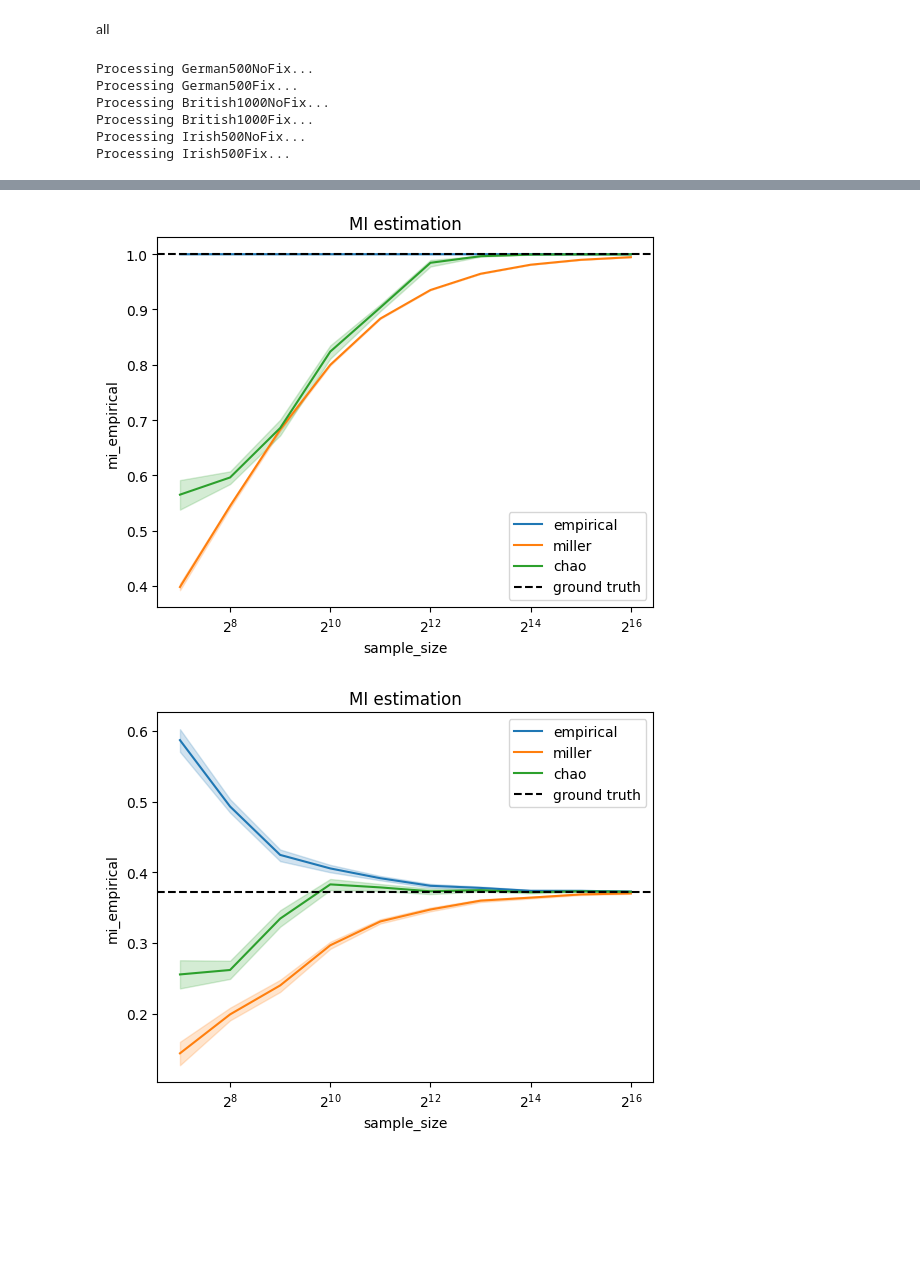
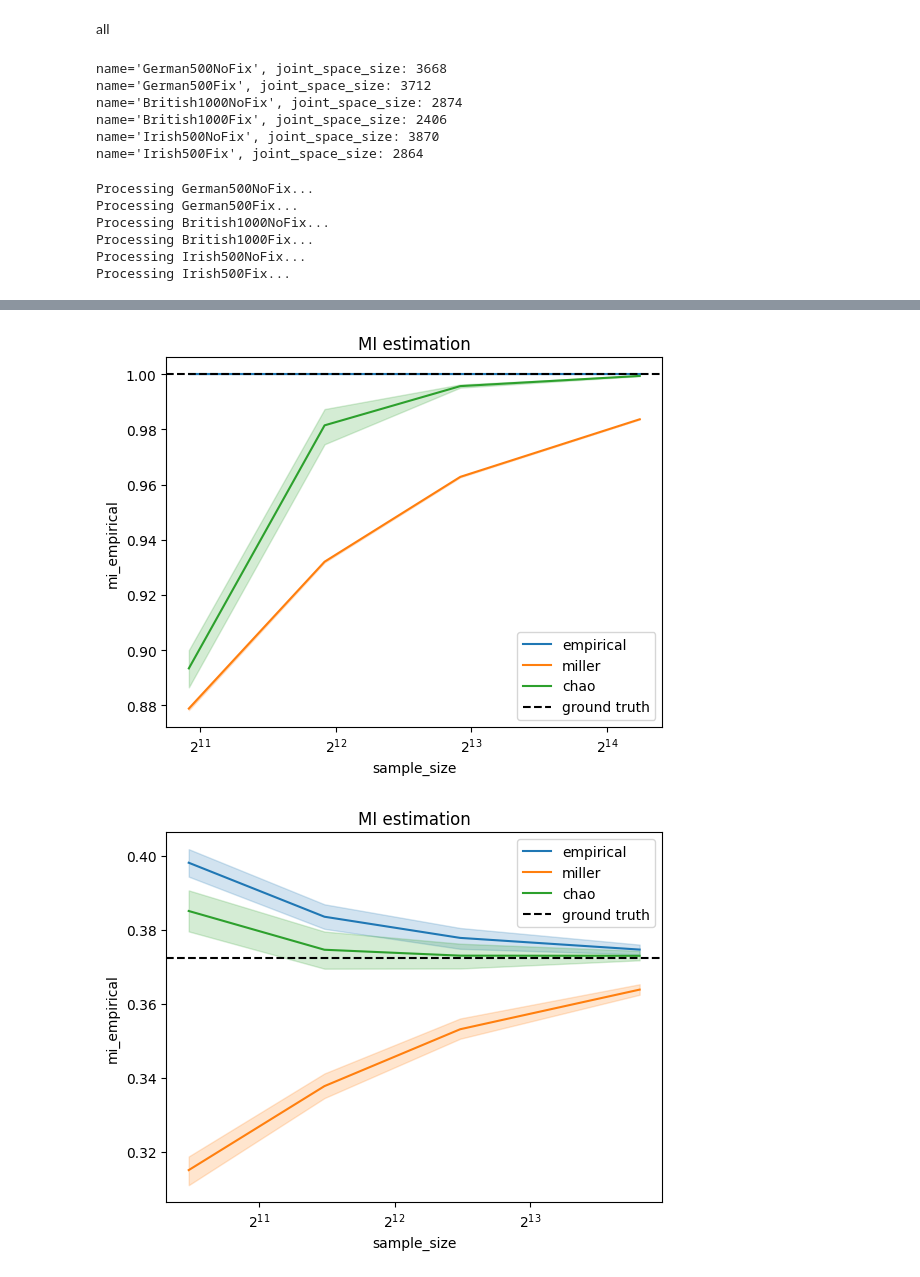
Before and after one commit to niMgnoeSeeL/ChaoMI, a Jupyter notebook: notebook/ePassport.ipynb, the cells around one changed output, grey strips where cells are left out. Saved outputs shown, nothing was run; the diff lists cells and outputs as text; code cells hidden in the pictures; blank space fills up the shorter version.

```diff
--- a/notebook/ePassport.ipynb
+++ b/notebook/ePassport.ipynb
@@ -107,11 +107,12 @@ MI ground truth:  0.9738404160516628
 # Sample analysis
 # %%
 joint_space_size = 2 * len(t0)
-sample_sizes = 2 ** np.arange(
-    np.ceil(np.log2(joint_space_size)) - 5,
-    np.ceil(np.log2(joint_space_size)) + 5,
-    1,
-).astype(int)
+sample_sizes = np.array([0.5, 1, 2, 5]) * joint_space_size
+# 2 ** np.arange(
+#     np.ceil(np.log2(joint_space_size)) - 5,
+#     np.ceil(np.log2(joint_space_size)) + 5,
+#     1,
+# ).astype(int)
 print(f"len(t0): {len(t0)}, joint_space_size: {joint_space_size}")
 print(f"sample sizes: {sample_sizes}")
 trials = 30
@@ -184,6 +185,57 @@ plt.show()
 [figure]
 # %% [markdown]
 all
+# %%
+name_path = {
+    "German500NoFix": "../data-epassport/timesGerman500NoFix.txt",
+    "German500Fix": "../data-epassport/timesGerman500FixMedian.txt",
+    "British1000NoFix": "../data-epassport/timesBritish1000NoFix.txt",
+    "British1000Fix": "../data-epassport/timesBritish1000FixMedian.txt",
+    "Irish500NoFix": "../data-epassport/timesIrish500NoFix.txt",
+    "Irish500Fix": "../data-epassport/timesIrish500FixMedian.txt",
+}
+
+for name, data_path in name_path.items():
+    data = []
+    with open(data_path, "r") as f:
+        for line in f:
+            dat = line.strip().strip("()").split(", ")
+            dat = (dat[0], float(dat[1]))
+            data.append(dat)
+    data = pd.DataFrame(data, columns=["label", "time"])
+    data["time"] = np.round(data["time"], -time_resolution)
+    same = data[data["label"] == "same"]
+    different = data[data["label"] == "diff"]
+    same_dist = norm.fit(same["time"])
+    different_dist = norm.fit(different["time"])
+    times = (
+        np.arange(
+            int(data["time"].min() * 10**-time_resolution),
+            int(data["time"].max() * 10**-time_resolution + 1),
+            1,
+        )
+        * 10**time_resolution
+    )
+    t0 = times[:-1]
+    t1 = times[1:]
+    p_same = norm.cdf(t1, *same_dist) - norm.cdf(t0, *same_dist)
+    p_same = p_same / np.sum(p_same)
+    p_diff = norm.cdf(t1, *different_dist) - norm.cdf(t0, *different_dist)
+    p_diff = p_diff / np.sum(p_diff)
+    pxy = np.array([p_same, p_diff])
+    pxy = pxy / np.sum(pxy)
+    assert np.isclose(np.sum(pxy), 1.0)
+    mi_ground_truth = empirical(pxy)
+
+    joint_space_size = 2 * len(t0)
+    print(f"{name=}, joint_space_size: {joint_space_size}")
+# %% [output]
+name='German500NoFix', joint_space_size: 3668
+name='German500Fix', joint_space_size: 3712
+name='British1000NoFix', joint_space_size: 2874
+name='British1000Fix', joint_space_size: 2406
+name='Irish500NoFix', joint_space_size: 3870
+name='Irish500Fix', joint_space_size: 2864
 # %%
 name_path = {
     "German500NoFix": "../data-epassport/timesGerman500NoFix.txt",
@@ -260,11 +312,12 @@ for name, data_path in name_path.items():
     # print("MI ground truth: ", mi_ground_truth)
 
     joint_space_size = 2 * len(t0)
-    sample_sizes = 2 ** np.arange(
-        np.ceil(np.log2(joint_space_size)) - 5,
-        np.ceil(np.log2(joint_space_size)) + 5,
-        1,
-    ).astype(int)
+    sample_sizes = (np.array([0.5, 1, 2, 5]) * joint_space_size).astype(int)
+    # 2 ** np.arange(
+    #     np.ceil(np.log2(joint_space_size)) - 5,
+    #     np.ceil(np.log2(joint_space_size)) + 5,
+    #     1,
+    # ).astype(int)
     # print(f"len(t0): {len(t0)}, joint_space_size: {joint_space_size}")
     # print(f"sample sizes: {sample_sizes}")
     trials = 30
@@ -341,2 +394,2 @@ Processing Irish500Fix...
-[figure, old version]
+[figure, new version]
-[figure, old version]
+[figure, new version]
```
Also changed, not shown: parts of 1 cell of this notebook, 12 other files.
